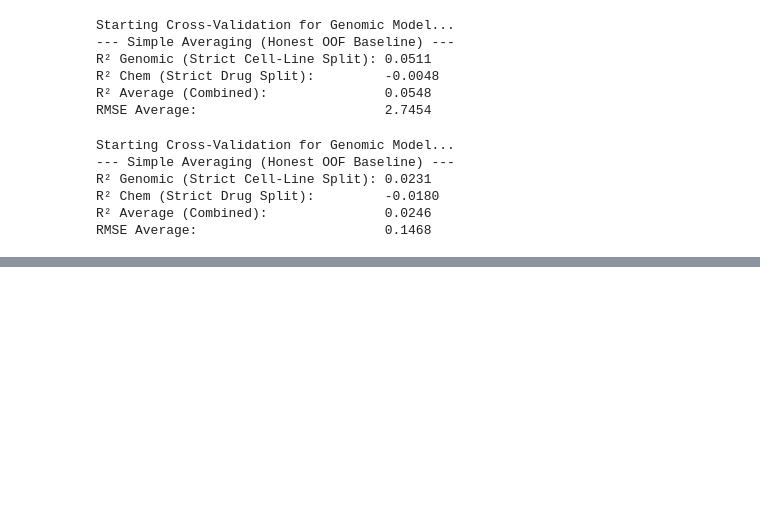
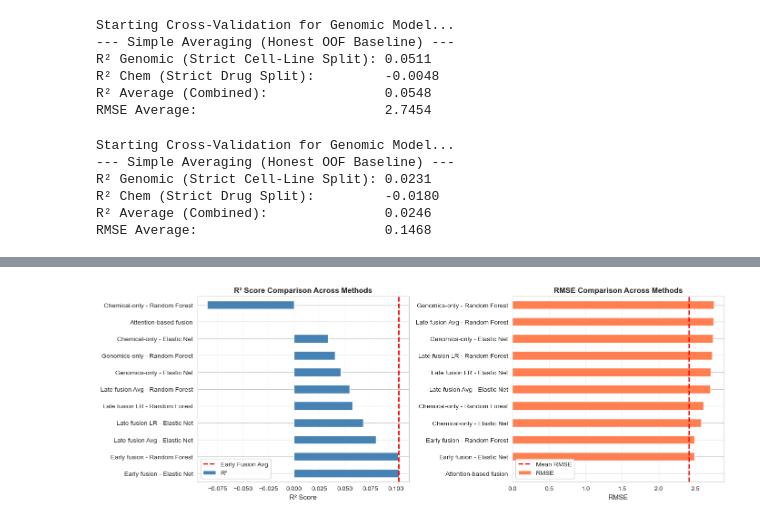
Before and after one commit to s-juross/projekt_genomforschung, a Jupyter notebook: fusion.ipynb, the cells around one changed output, grey strips where cells are left out. Drawn from its saved outputs; the diff is of its cells as text; code cells hidden in the pictures; blank space fills up the shorter version.

Commit message:
Adding section for comparison

```diff
--- a/fusion.ipynb
+++ b/fusion.ipynb
@@ -610,0 +539,15 @@ RMSE Average:                        0.1468
+# %%
+data = {"Genomics-only - Random Forest": {"R²": 0.0401, "RMSE": 2.7539},
+        "Genomics-only - Elastic Net": {"R²": 0.0460, "RMSE": 2.7445},
+        "Chemical-only - Random Forest": {"R²": -0.0851, "RMSE": 2.6135},
+        "Chemical-only - Elastic Net": {"R²": 0.0334, "RMSE": 2.5811},
+        "Early fusion - Random Forest": {"R²": 0.1025, "RMSE": 2.4872},
+           "Early fusion - Elastic Net": {"R²": 0.1034, "RMSE": 2.4860},
+           "Late fusion LR - Random Forest": {"R²": 0.0577, "RMSE": 2.7276},
+           "Late fusion LR - Elastic Net": {"R²": 0.0682, "RMSE": 2.7123},
+           "Late fusion Avg - Random Forest": {"R²": 0.0548, "RMSE": 2.7454},
+           "Late fusion Avg - Elastic Net": {"R²": 0.0805, "RMSE": 2.7079},
+           "Attention-based fusion": {"R²": 0, "RMSE": 0}
+            }
+results = pd.DataFrame(data)
+results
@@ -610,0 +558,82 @@ RMSE Average:                        0.1468
+# %%
+import seaborn as sns
+import matplotlib.pyplot as plt
+
+# Set style for better-looking plots
+sns.set_style("whitegrid")
+
+# Analyze and compare results
+print("=" * 60)
+print("FUSION METHODS COMPARISON - IC50 ANALYSIS")
+print("=" * 60)
+
+# 1. Overall Statistics
+print("\n1. PERFORMANCE METRICS SUMMARY:")
+print("-" * 60)
+print(results.T)
+
+# 2. Best performers
+print("\n2. BEST PERFORMERS:")
+print("-" * 60)
+best_r2 = results.loc['R²'].idxmax()
+best_rmse = results.loc['RMSE'].idxmin()
+print(f"Best R² Score:  {best_r2}")
+print(f"  -> R² = {results.loc['R²', best_r2]:.4f}")
+print(f"\nBest RMSE:      {best_rmse}")
+print(f"  -> RMSE = {results.loc['RMSE', best_rmse]:.4f}")
+
+# 3. Group comparison
+print("\n3. APPROACH COMPARISON:")
+print("-" * 60)
+early_fusion_r2 = results[['Early fusion - Random Forest', 'Early fusion - Elastic Net']].loc['R²'].mean()
+late_fusion_lr_r2 = results[['Late fusion LR - Random Forest', 'Late fusion LR - Elastic Net']].loc['R²'].mean()
+late_fusion_avg_r2 = results[['Late fusion Avg - Random Forest', 'Late fusion Avg - Elastic Net']].loc['R²'].mean()
+
+print(f"Early Fusion (avg R²):              {early_fusion_r2:.4f}")
+print(f"Late Fusion LR (avg R²):            {late_fusion_lr_r2:.4f}")
+print(f"Late Fusion Average (avg R²):       {late_fusion_avg_r2:.4f}")
+print(f"\nEarly Fusion outperforms Late Fusion by: {((early_fusion_r2 - late_fusion_lr_r2) / late_fusion_lr_r2 * 100):.1f}%")
+
+# 4. Model comparison (RF vs ElasticNet)
+print("\n4. MODEL COMPARISON (Random Forest vs Elastic Net):")
+print("-" * 60)
+rf_models = results[['Early fusion - Random Forest', 'Late fusion LR - Random Forest', 'Late fusion Avg - Random Forest']]
+en_models = results[['Early fusion - Elastic Net', 'Late fusion LR - Elastic Net', 'Late fusion Avg - Elastic Net']]
+print(f"Random Forest avg R²:   {rf_models.loc['R²'].mean():.4f}")
+print(f"Elastic Net avg R²:     {en_models.loc['R²'].mean():.4f}")
+
+# 5. Visualizations
+fig, axes = plt.subplots(1, 2, figsize=(14, 5))
+
+# R² comparison
+ax1 = axes[0]
+results.loc['R²'].sort_values(ascending=False).plot(kind='barh', ax=ax1, color='steelblue')
+ax1.set_xlabel('R² Score', fontsize=11)
+ax1.set_title('R² Score Comparison Across Methods', fontsize=12, fontweight='bold')
+ax1.axvline(x=early_fusion_r2, color='red', linestyle='--', linewidth=2, label='Early Fusion Avg')
+ax1.legend()
+ax1.grid(axis='x', alpha=0.3)
+
+# RMSE comparison
+ax2 = axes[1]
+results.loc['RMSE'].sort_values().plot(kind='barh', ax=ax2, color='coral')
+ax2.set_xlabel('RMSE', fontsize=11)
+ax2.set_title('RMSE Comparison Across Methods', fontsize=12, fontweight='bold')
+ax2.axvline(x=results.loc['RMSE'].mean(), color='red', linestyle='--', linewidth=2, label='Mean RMSE')
+ax2.legend()
+ax2.grid(axis='x', alpha=0.3)
+
+plt.tight_layout()
+plt.show()
+
+# 6. Summary table
+print("\n5. RANKING:")
+print("-" * 60)
+ranking = pd.DataFrame({
+    'R² Rank': results.loc['R²'].rank(ascending=False).astype(int),
+    'RMSE Rank': results.loc['RMSE'].rank(ascending=True).astype(int),
+    'R² Score': results.loc['R²'],
+    'RMSE': results.loc['RMSE']
+}).sort_values('R² Rank')
+print(ranking)
+# %% [output]
@@ -610,0 +657 @@ RMSE Average:                        0.1468
+[figure, added]
```
Also changed, not shown: parts of 11 cells of this notebook.
